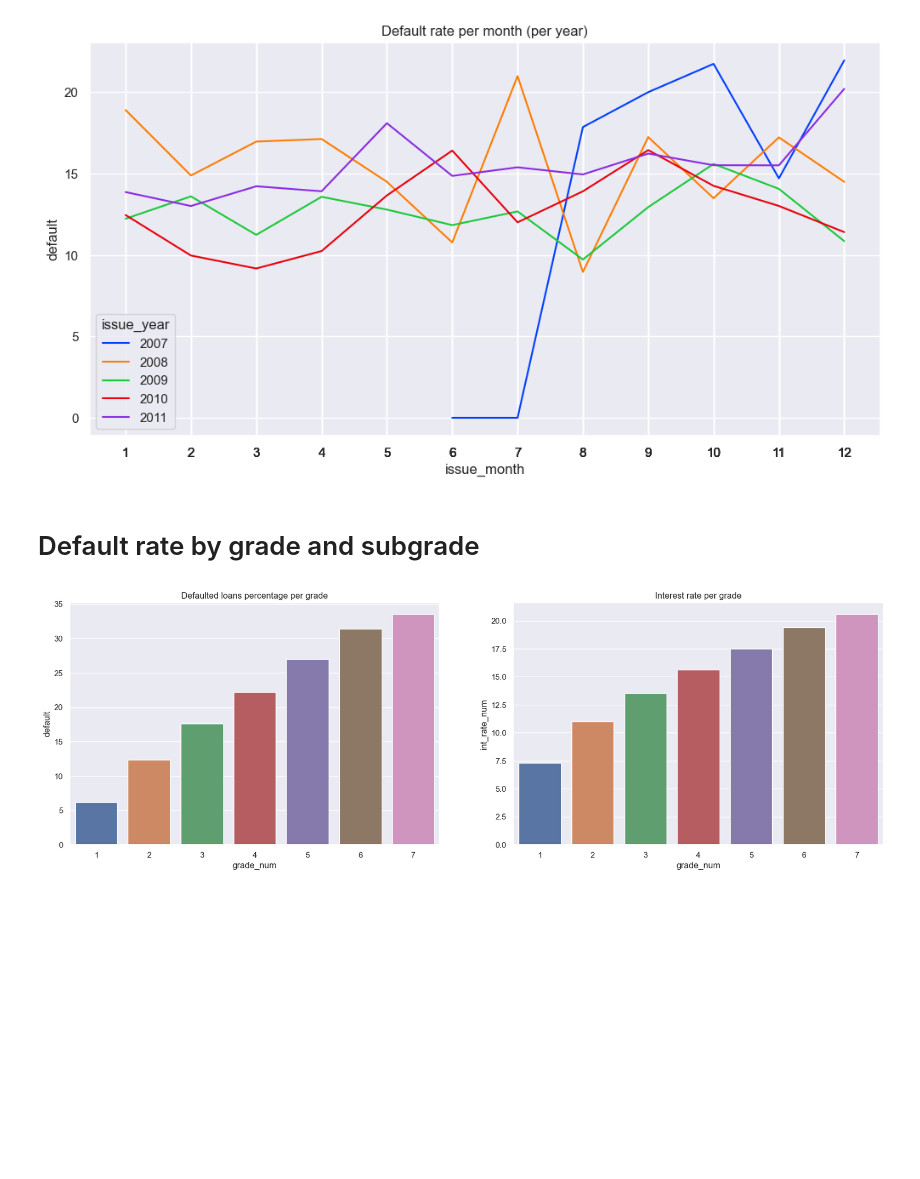
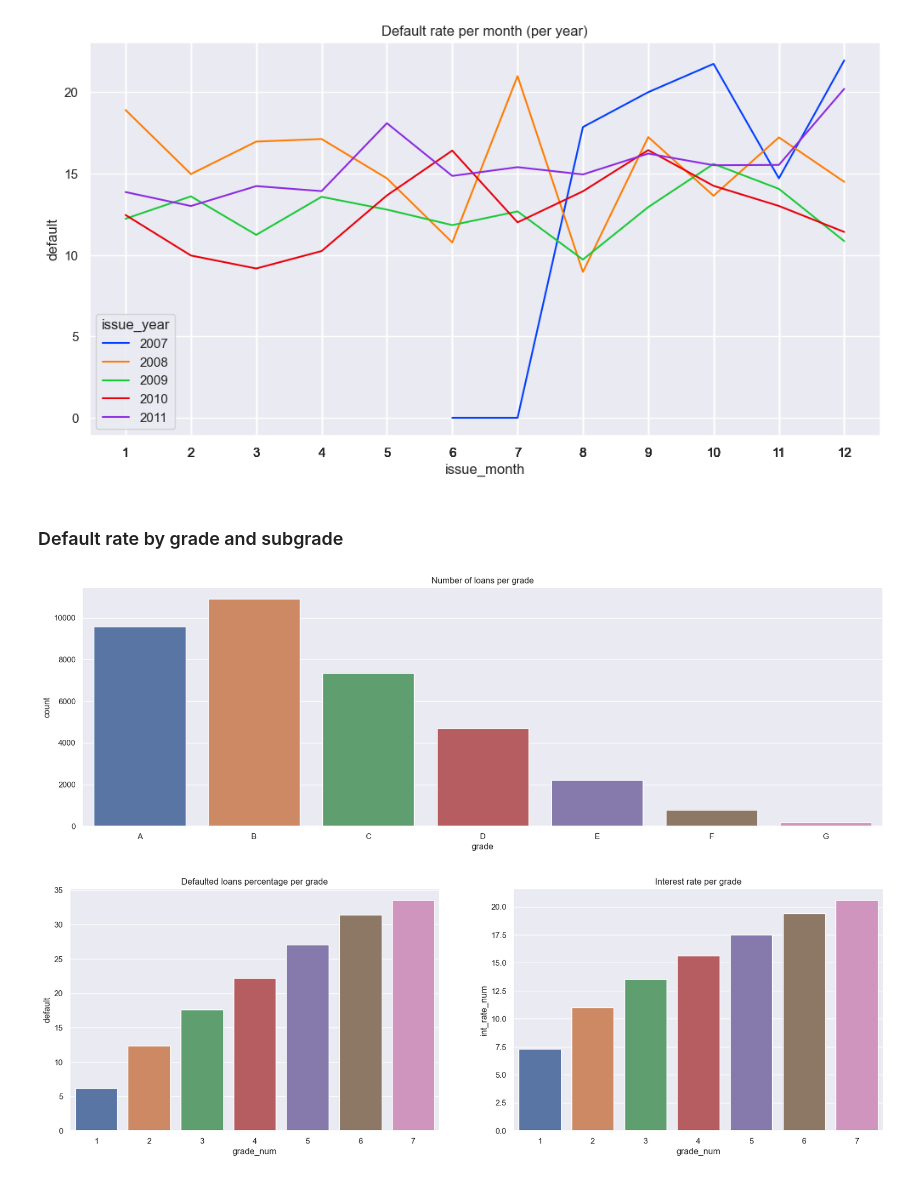
Before and after one commit to ChaitanyaVootla/LoanCaseStudy, a Jupyter notebook: Loan.ipynb, the cells around one changed output. Cells and saved outputs as stored; diff of their text form; code cells hidden in the pictures; blank space fills up the shorter version.

```diff
--- a/Loan.ipynb
+++ b/Loan.ipynb
@@ -259,7 +272,15 @@ plt.show()
 # %% [output]
 [figure]
 # %% [markdown]
-# Default rate by grade and subgrade
+### Default rate by grade and subgrade
+# %%
+# plot number of loans per grade
+plt.figure(figsize=(20, 6))
+sns.countplot(x='grade', data=loans, order=sorted(loans['grade'].unique()))
+plt.title('Number of loans per grade')
+plt.show()
+# %% [output]
+[figure, added]
 # %%
 fig, (ax1, ax2) = plt.subplots(1, 2, figsize=(20, 6))
 
```
Also changed, not shown: parts of 26 cells of this notebook, 1 other file.
